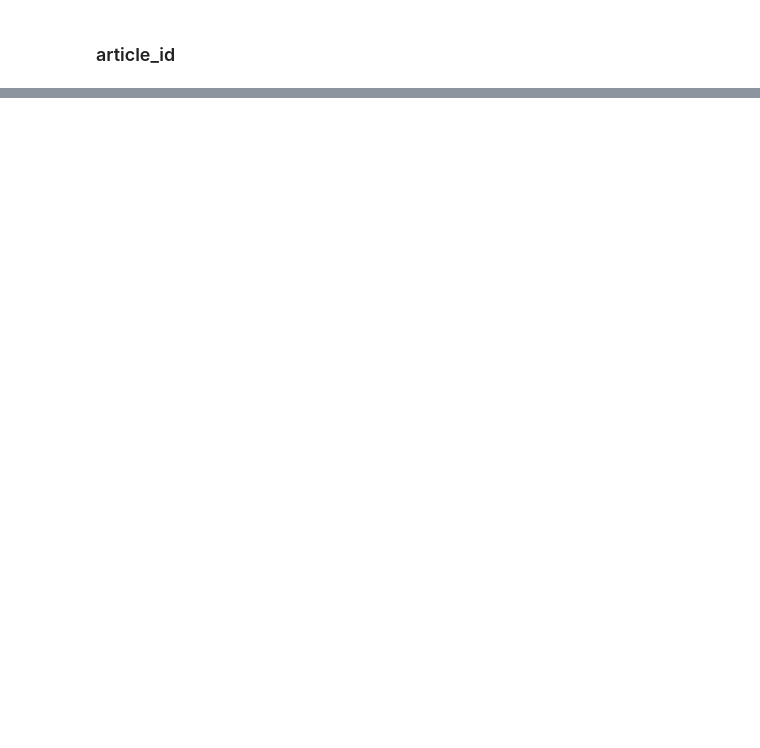
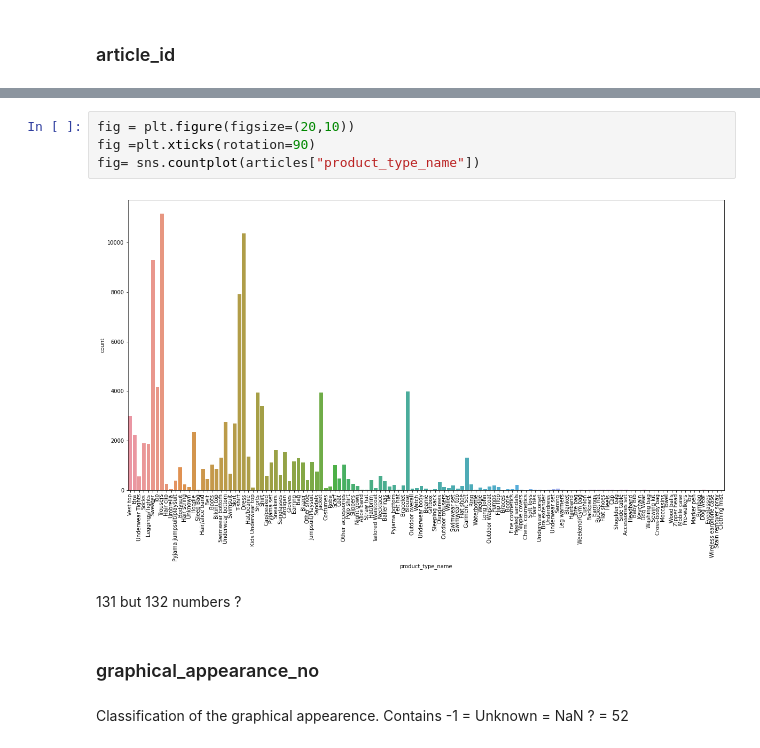
Before and after one commit to theflyingd/fashion-recommender, a Jupyter notebook: notebooks/Columsdescription_Martin.ipynb, the cells around one changed output, grey strips where cells are left out. Cells and saved outputs as stored; diff of their text form; blank space fills up the shorter version.

```diff
--- a/notebooks/Columsdescription_Martin.ipynb
+++ b/notebooks/Columsdescription_Martin.ipynb
@@ -120,0 +422,12 @@ Dask Name: dataframe-sum-agg, 6 tasks
+# %%
+fig = plt.figure(figsize=(20,10))
+fig =plt.xticks(rotation=90)
+fig= sns.countplot(articles["product_type_name"])
+# %% [output]
+[figure, added]
+# %% [markdown]
+131 but 132 numbers ?
+# %% [markdown]
+### graphical_appearance_no
+# %% [markdown]
+Classification of the graphical appearence. Contains -1 = Unknown = NaN ? = 52
```
Also changed, not shown: parts of 278 cells of this notebook.
